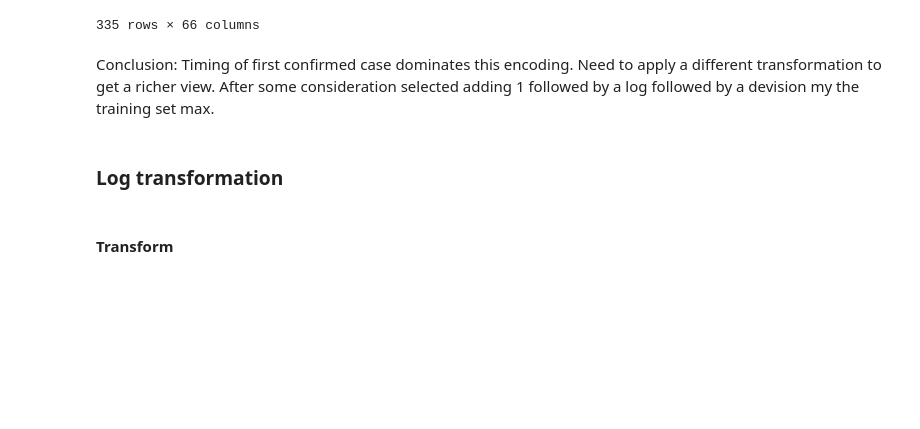
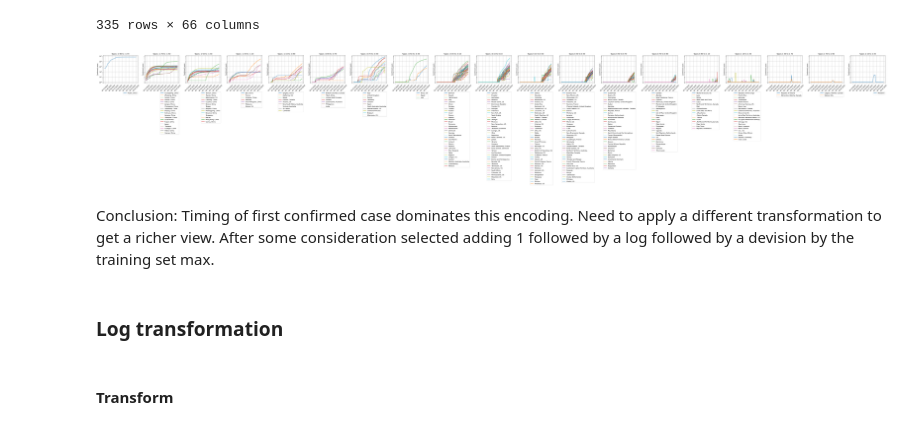
Before and after one commit to yaniv256/VAEs-in-Economics, a Jupyter notebook: Notebooks/Covid_19_VAEs.ipynb, the cells around one changed output. Drawn from its saved outputs; the diff is of its cells as text; code cells hidden in the pictures; blank space fills up the shorter version.

```diff
--- a/Notebooks/Covid_19_VAEs.ipynb
+++ b/Notebooks/Covid_19_VAEs.ipynb
@@ -603,8 +603,38 @@ data
 | Palestine | 2.202045 | 0.0 | 0.0 | 0.0 | 0.0 | 0.0 | 0.0 | 0.0 | ... |
 | Montreal, QC, Canada | 3.333228 | 0.0 | 0.0 | 0.0 | 0.0 | 0.0 | 0.0 | 0.0 | ... |
 335 rows × 66 columns
+# %%
+def plot_by_code(data, center=(-3.0,3.0,0.2), width=0.2):
+    centers = np.arange(*center)
+    sub_df=OrderedDict((centers[i],
+                        data.loc[(data['Type'] >= centers[i]-width/2)
+                                  & (data['Type'] <=
+                                     centers[i] + width/2)].iloc[:,1:])
+                       for i in range(len(centers)))
+    sub_df = OrderedDict(filter(lambda x: len(x[1])>0, sub_df.items()))
+    fig, ax = plt.subplots(1,len(sub_df),
+                           figsize = (5*len(sub_df),3.5),
+                           sharey=True)
+    for i, center in zip(range(len(sub_df)),sub_df.keys()):
+      sub_df[center]= sub_df[center]+1
+      ax[i].plot(sub_df[center].T)
+      ax[i].set_yscale('log')
+      ax[i].set_ylabel('Confirmed cases')
+      ax[i].legend(sub_df[center].index, bbox_to_anchor=(1, -0.3),
+                   loc='upper right',borderaxespad=0.)
+      ax[i].set_title('Types {:.2f} to {:.2f}'.format(center - width/2,
+                                                      center + width/2))
+      ax[i].grid(True)
+      ax[i].set_xticks(range(1,sub_df[center].shape[1],7))
+      ax[i].tick_params(axis='x',labelrotation=45)
+# %%
+plot_by_code(data)
+
+plt.savefig('plot_by_code.png')
+# %% [output]
+[figure, added]
 # %% [markdown]
-Conclusion: Timing of first confirmed case dominates this encoding. Need to apply a different transformation to get a richer view. After some consideration selected adding 1 followed by a log followed by a devision my the training set max.
+Conclusion: Timing of first confirmed case dominates this encoding. Need to apply a different transformation to get a richer view. After some consideration selected adding 1 followed by a log followed by a devision by the training set max.
 # %% [markdown]
 ### Log transformation
 # %% [markdown]
```
Also changed, not shown: parts of 10 cells of this notebook.
